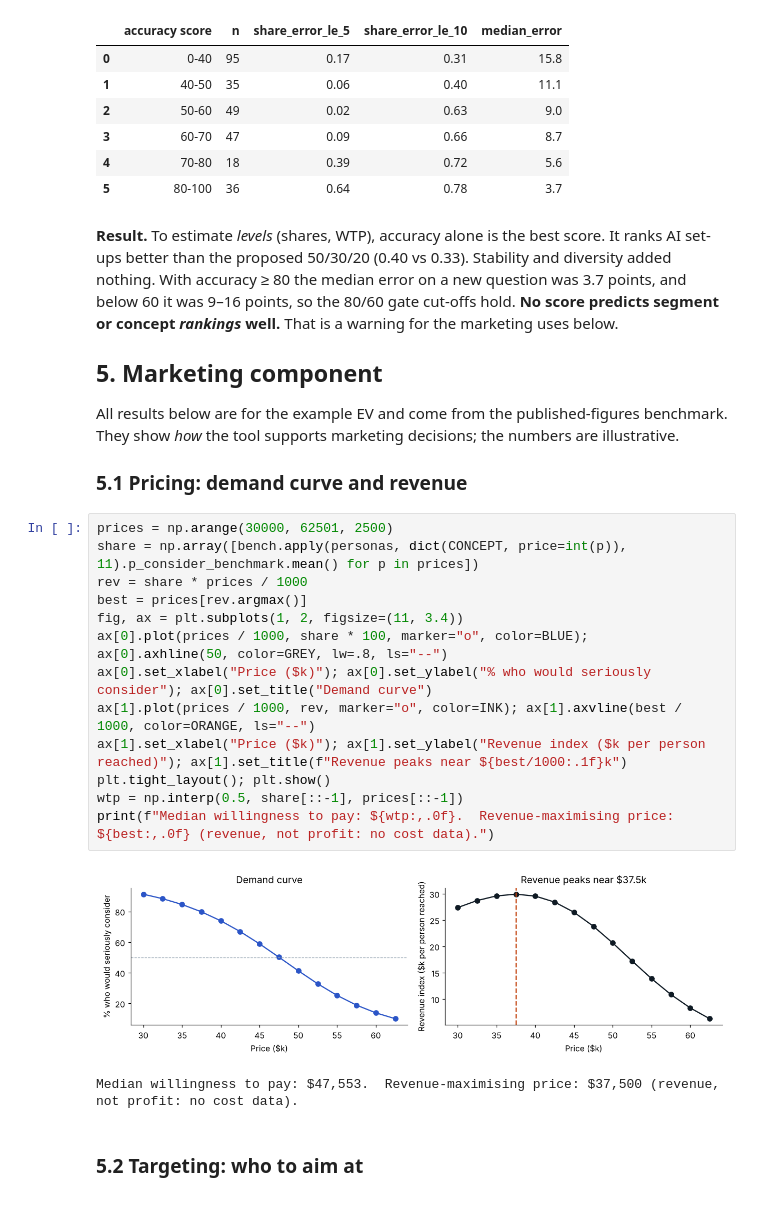
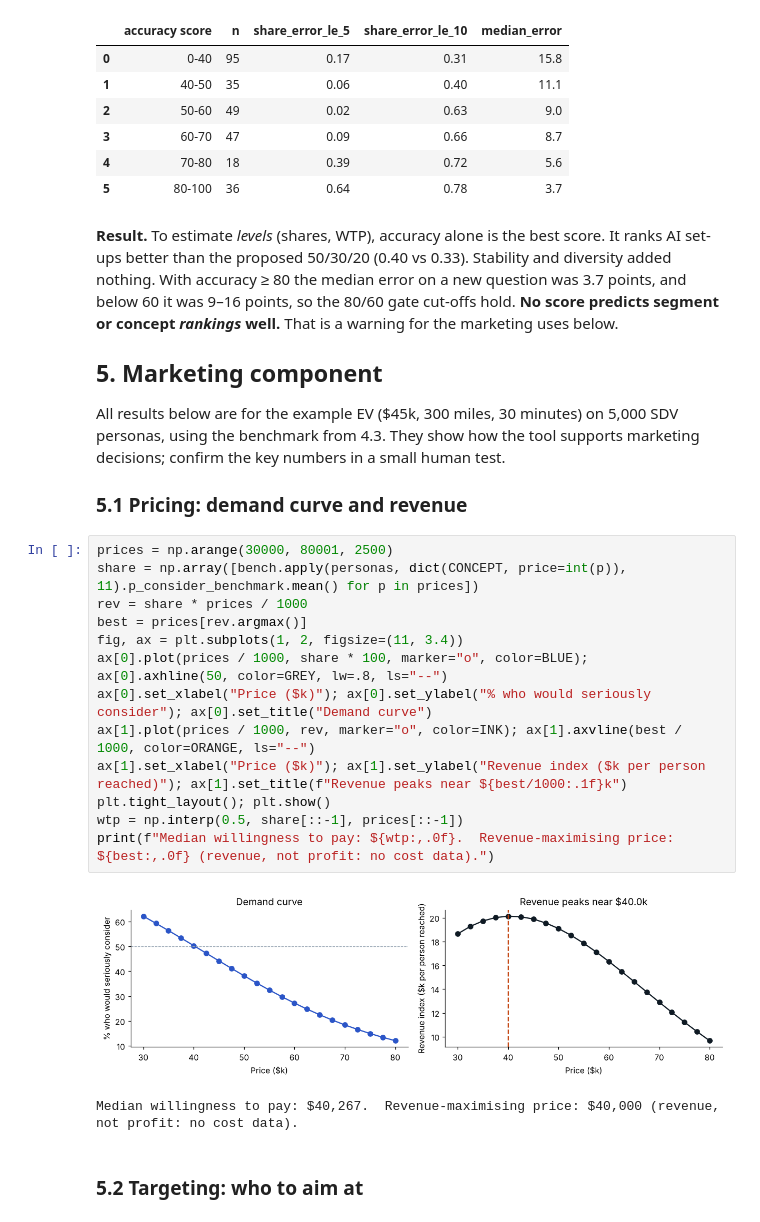
Before and after one commit to milangoossens123-dot/ev-twinlab, a Jupyter notebook: EV_TwinLab_report.ipynb, the cells around one changed output. Drawn from its saved outputs; the diff is of its cells as text.

```diff
--- a/EV_TwinLab_report.ipynb
+++ b/EV_TwinLab_report.ipynb
@@ -186,25 +278,25 @@ pd.DataFrame(cal["calibration_table"]).rename(columns={"score": "accuracy score"
 **Result.** To estimate *levels* (shares, WTP), accuracy alone is the best score. It ranks AI set-ups better than the proposed 50/30/20 (0.40 vs 0.33). Stability and diversity added nothing. With accuracy ≥ 80 the median error on a new question was 3.7 points, and below 60 it was 9–16 points, so the 80/60 gate cut-offs hold. **No score predicts segment or concept *rankings* well.** That is a warning for the marketing uses below.
 
 ## 5. Marketing component
-All results below are for the example EV and come from the published-figures benchmark. They show *how* the tool supports marketing decisions; the numbers are illustrative.
+All results below are for the example EV (\$45k, 300 miles, 30 minutes) on 5,000 SDV personas, using the benchmark from 4.3. They show how the tool supports marketing decisions; confirm the key numbers in a small human test.
 
 ### 5.1 Pricing: demand curve and revenue
 # %%
-prices = np.arange(30000, 62501, 2500)
+prices = np.arange(30000, 80001, 2500)
 share = np.array([bench.apply(personas, dict(CONCEPT, price=int(p)), 11).p_consider_benchmark.mean() for p in prices])
 rev = share * prices / 1000
 best = prices[rev.argmax()]
 fig, ax = plt.subplots(1, 2, figsize=(11, 3.4))
 ax[0].plot(prices / 1000, share * 100, marker="o", color=BLUE); ax[0].axhline(50, color=GREY, lw=.8, ls="--")
 ax[0].set_xlabel("Price ($k)"); ax[0].set_ylabel("% who would seriously consider"); ax[0].set_title("Demand curve")
 ax[1].plot(prices / 1000, rev, marker="o", color=INK); ax[1].axvline(best / 1000, color=ORANGE, ls="--")
 ax[1].set_xlabel("Price ($k)"); ax[1].set_ylabel("Revenue index ($k per person reached)"); ax[1].set_title(f"Revenue peaks near ${best/1000:.1f}k")
 plt.tight_layout(); plt.show()
 wtp = np.interp(0.5, share[::-1], prices[::-1])
 print(f"Median willingness to pay: ${wtp:,.0f}.  Revenue-maximising price: ${best:,.0f} (revenue, not profit: no cost data).")
 # %% [output]
-[figure, old version]
+[figure, new version]
-Median willingness to pay: $47,553.  Revenue-maximising price: $37,500 (revenue, not profit: no cost data).
+Median willingness to pay: $40,267.  Revenue-maximising price: $40,000 (revenue, not profit: no cost data).
 # %% [markdown]
 ### 5.2 Targeting: who to aim at
 # %%
```
Also changed, not shown: parts of 17 cells of this notebook, 13 other files.
